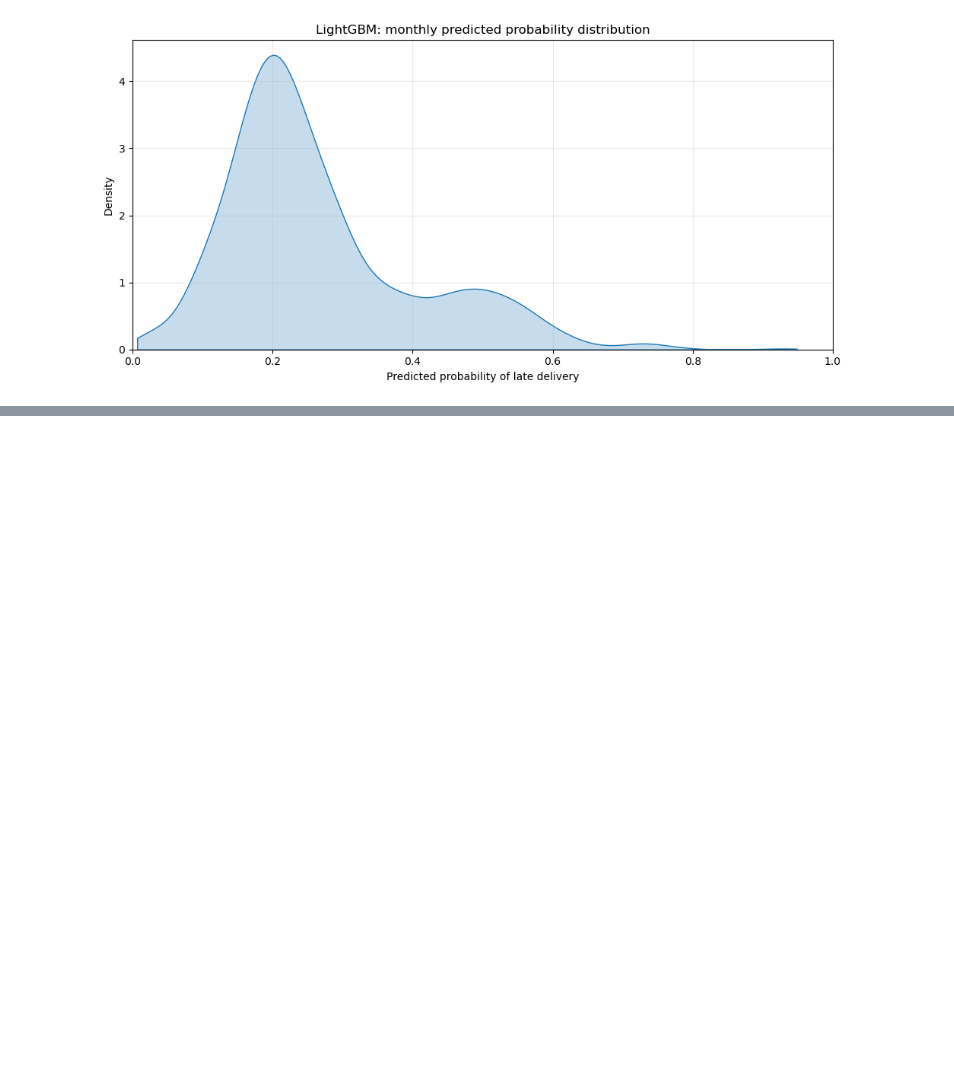
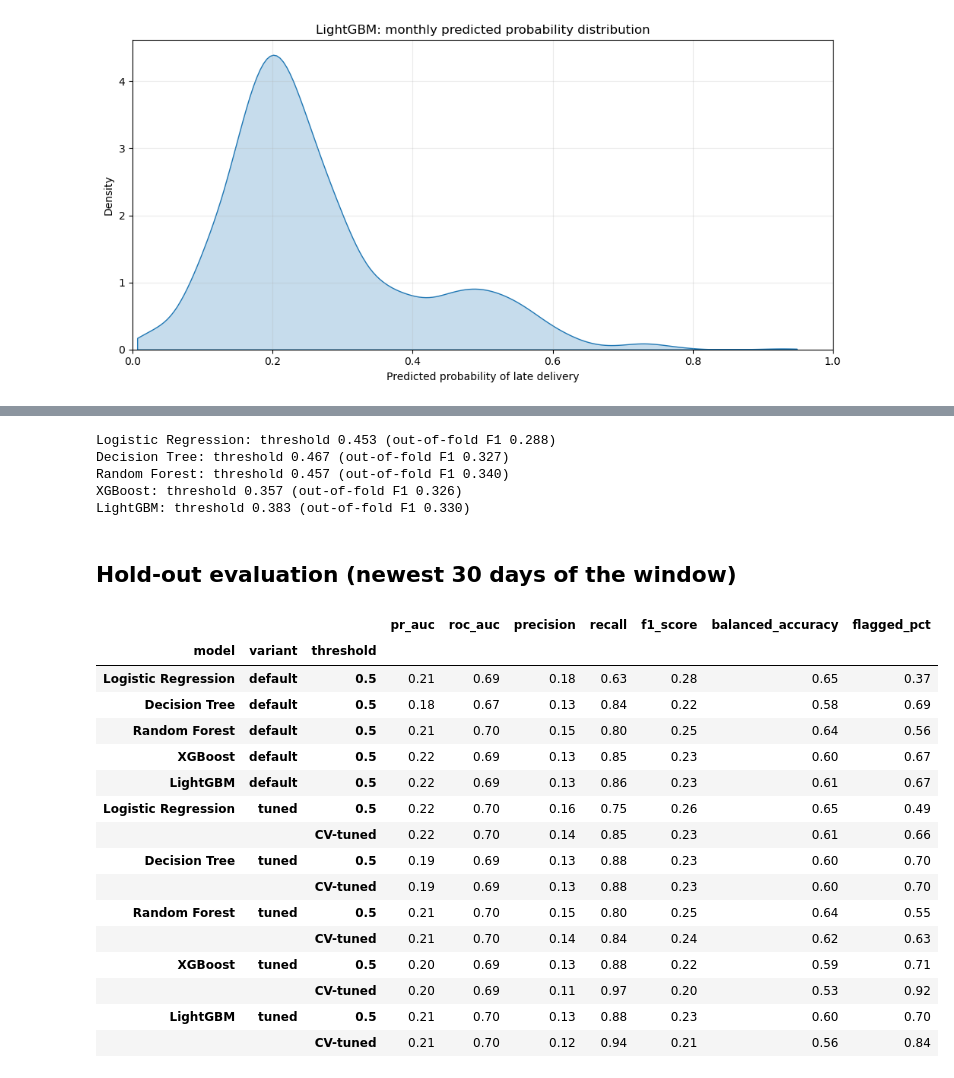
Before and after one commit to mushroomyyy/Team8_IT5006_Ecommerce_Analytics_AY2627Sem1, a Jupyter notebook: phase2/model_classification_dev.ipynb, the cells around one changed output, grey strips where cells are left out. Saved outputs shown, nothing was run; the diff lists cells and outputs as text; code cells hidden in the pictures; blank space fills up the shorter version.

```diff
--- a/phase2/model_classification_dev.ipynb
+++ b/phase2/model_classification_dev.ipynb
@@ -1739,0 +1811,6 @@ plt.show()
+# %%
+cv_rows = []
+for name, model in default_models.items():
+    cv_rows.append({'model': name, 'variant': 'default', 'family': MODEL_FAMILY[name],
+                    **cv_summary(model, X_cv_train, y_cv_train, cv_folds)})
+display(pd.DataFrame(cv_rows).set_index(['model', 'variant']).round(3))
@@ -1739,0 +1844,15 @@ plt.show()
+# %%
+tuned_models, best_params = {}, {}
+for name, model in default_models.items():
+    tuned, params, _ = tune_classifier(model, CLASSIFIER_SEARCH_SPACES[name], X_cv_train, y_cv_train,
+                                       cv_folds, n_iter=N_ITER[name], random_state=RANDOM_STATE)
+    tuned_models[name], best_params[name] = tuned, params
+    cv_rows.append({'model': name, 'variant': 'tuned', 'family': MODEL_FAMILY[name],
+                    **cv_summary(tuned, X_cv_train, y_cv_train, cv_folds)})
+    print(f'{name}: {params_to_json(params)}')
+
+cv_results = pd.DataFrame(cv_rows).set_index(['model', 'variant']).sort_index()
+display(cv_results.round(3))
+display((cv_results.xs('tuned', level='variant')['cv_pr_auc_mean']
+         - cv_results.xs('default', level='variant')['cv_pr_auc_mean'])
+        .rename('cv_pr_auc_gain_from_tuning').to_frame().round(3))
@@ -1739,0 +1887,46 @@ plt.show()
+# %%
+tuned_thresholds = {}
+for name, model in tuned_models.items():
+    oof = out_of_fold_scores(model, X_cv_train, y_cv_train, cv_folds)
+    tuned_thresholds[name], oof_f1 = best_f1_threshold(y_cv_train, oof)
+    print(f'{name}: threshold {tuned_thresholds[name]:.3f} (out-of-fold F1 {oof_f1:.3f})')
+# %% [output]
+Logistic Regression: threshold 0.453 (out-of-fold F1 0.288)
+Decision Tree: threshold 0.467 (out-of-fold F1 0.327)
+Random Forest: threshold 0.457 (out-of-fold F1 0.340)
+XGBoost: threshold 0.357 (out-of-fold F1 0.326)
+LightGBM: threshold 0.383 (out-of-fold F1 0.330)
+# %% [markdown]
+## Hold-out evaluation (newest 30 days of the window)
+# %%
+holdout_rows = []
+for variant, model_set in [('default', default_models), ('tuned', tuned_models)]:
+    for name, model in model_set.items():
+        fitted = clone(model).fit(X_cv_train, y_cv_train)
+        prob = fitted.predict_proba(X_cv_test)[:, list(fitted.classes_).index(1)]
+        cutoffs = [('0.5', 0.5)] + ([('CV-tuned', tuned_thresholds[name])] if variant == 'tuned' else [])
+        for label, cutoff in cutoffs:
+            holdout_rows.append({'model': name, 'variant': variant, 'threshold': label,
+                                 'flagged_pct': (prob >= cutoff).mean(),
+                                 **classification_metrics(y_cv_test, (prob >= cutoff).astype(int), prob)})
+holdout_results = pd.DataFrame(holdout_rows).set_index(['model', 'variant', 'threshold'])
+display(holdout_results[['pr_auc', 'roc_auc', 'precision', 'recall', 'f1_score',
+                         'balanced_accuracy', 'flagged_pct']].round(3))
+# %% [output]
+|  |  |  | pr_auc | roc_auc | precision | recall | f1_score | balanced_accuracy | flagged_pct |
+| model | variant | threshold |  |  |  |  |  |  |  |
+| Logistic Regression | default | 0.5 | 0.21 | 0.69 | 0.18 | 0.63 | 0.28 | 0.65 | 0.37 |
+| Decision Tree | default | 0.5 | 0.18 | 0.67 | 0.13 | 0.84 | 0.22 | 0.58 | 0.69 |
+| Random Forest | default | 0.5 | 0.21 | 0.70 | 0.15 | 0.80 | 0.25 | 0.64 | 0.56 |
+| XGBoost | default | 0.5 | 0.22 | 0.69 | 0.13 | 0.85 | 0.23 | 0.60 | 0.67 |
+| LightGBM | default | 0.5 | 0.22 | 0.69 | 0.13 | 0.86 | 0.23 | 0.61 | 0.67 |
+| Logistic Regression | tuned | 0.5 | 0.22 | 0.70 | 0.16 | 0.75 | 0.26 | 0.65 | 0.49 |
+|  |  | CV-tuned | 0.22 | 0.70 | 0.14 | 0.85 | 0.23 | 0.61 | 0.66 |
+| Decision Tree | tuned | 0.5 | 0.19 | 0.69 | 0.13 | 0.88 | 0.23 | 0.60 | 0.70 |
+|  |  | CV-tuned | 0.19 | 0.69 | 0.13 | 0.88 | 0.23 | 0.60 | 0.70 |
+| Random Forest | tuned | 0.5 | 0.21 | 0.70 | 0.15 | 0.80 | 0.25 | 0.64 | 0.55 |
+|  |  | CV-tuned | 0.21 | 0.70 | 0.14 | 0.84 | 0.24 | 0.62 | 0.63 |
+| XGBoost | tuned | 0.5 | 0.20 | 0.69 | 0.13 | 0.88 | 0.22 | 0.59 | 0.71 |
+|  |  | CV-tuned | 0.20 | 0.69 | 0.11 | 0.97 | 0.20 | 0.53 | 0.92 |
+| LightGBM | tuned | 0.5 | 0.21 | 0.70 | 0.13 | 0.88 | 0.23 | 0.60 | 0.70 |
+|  |  | CV-tuned | 0.21 | 0.70 | 0.12 | 0.94 | 0.21 | 0.56 | 0.84 |
```
Also changed, not shown: parts of 17 cells of this notebook, 2 other files.
